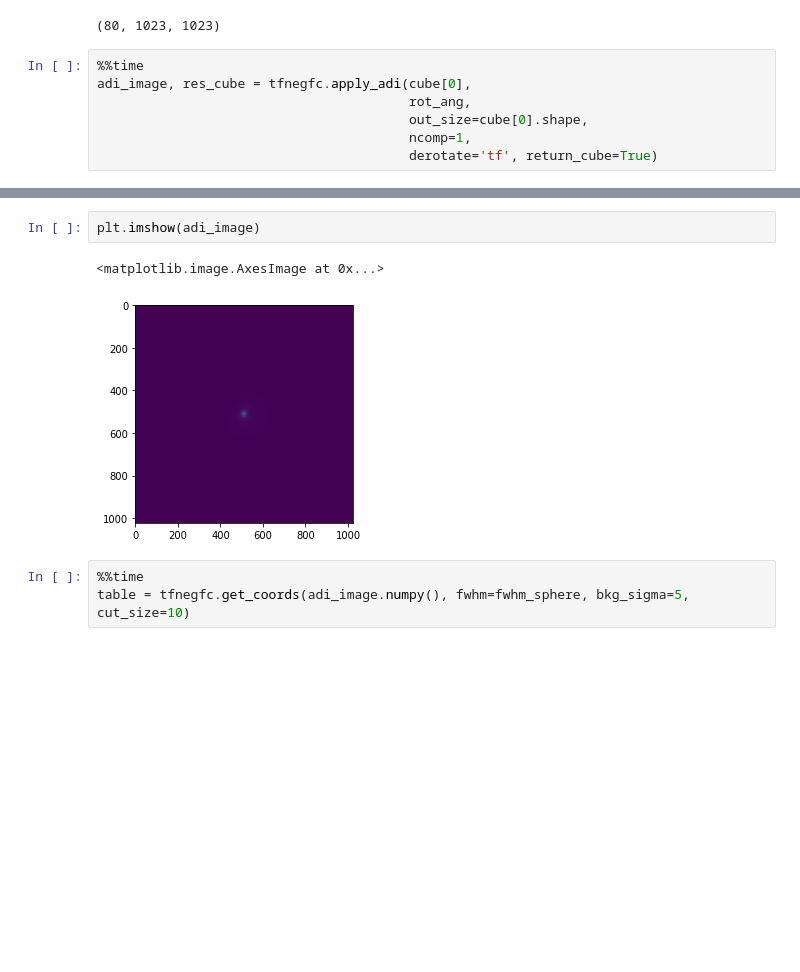
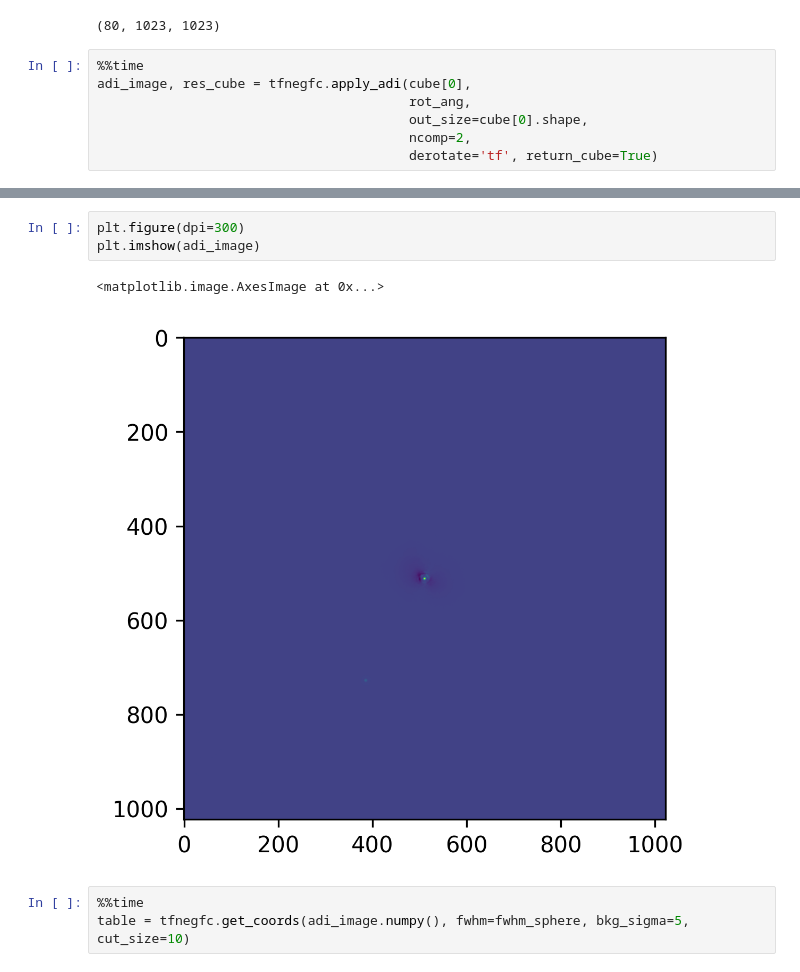
Before and after one commit to yemsnucleus/NEGFC, a Jupyter notebook: negfc_gpu.ipynb, the cells around one changed output, grey strips where cells are left out. Drawn from its saved outputs; the diff is of its cells as text; blank space fills up the shorter version.

```diff
--- a/negfc_gpu.ipynb
+++ b/negfc_gpu.ipynb
@@ -130,6 +121,6 @@ cube[0].shape
 adi_image, res_cube = tfnegfc.apply_adi(cube[0],
                                         rot_ang,
                                         out_size=cube[0].shape,
-                                        ncomp=1,
+                                        ncomp=2,
                                         derotate='tf', return_cube=True)
 # %% [output]
@@ -149,8 +140,9 @@ for i in range(16):
 # %%
+plt.figure(dpi=300)
 plt.imshow(adi_image)
 # %% [output]
 <matplotlib.image.AxesImage at 0x...>
-[figure, old version]
+[figure, new version]
 # %%
 %%time
 table = tfnegfc.get_coords(adi_image.numpy(), fwhm=fwhm_sphere, bkg_sigma=5, cut_size=10)
```
Also changed, not shown: parts of 5 cells of this notebook, 6 other files.
